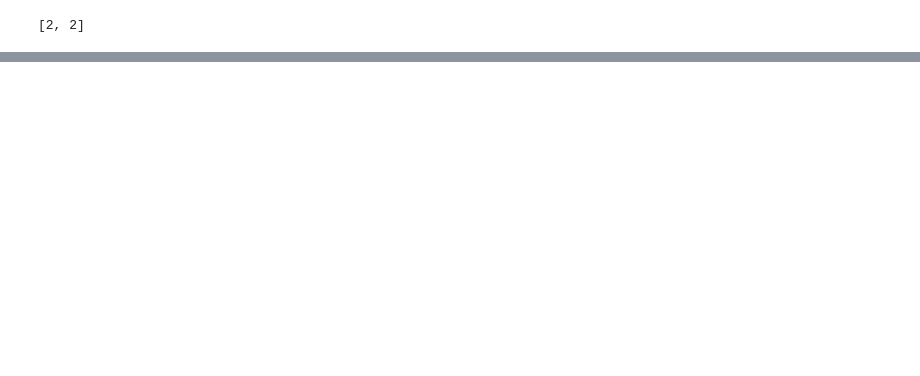
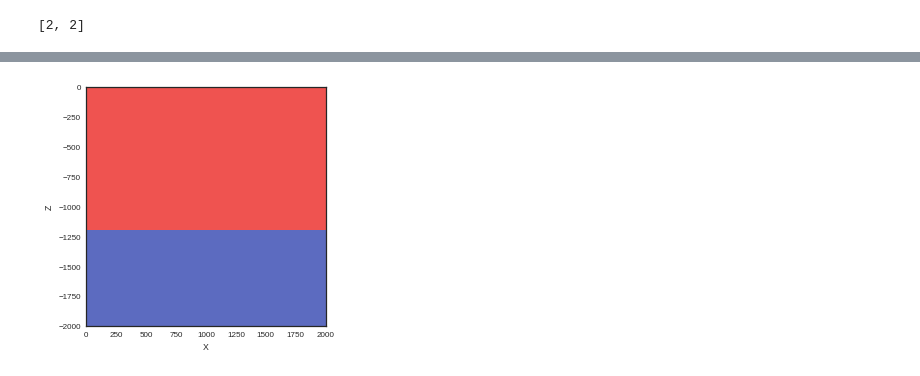
Before and after one commit to nre-aachen/Theses, a Jupyter notebook: Risk analysis/Notebooks/3D uncertainty.ipynb, the cells around one changed output, grey strips where cells are left out. Cells and saved outputs as stored; diff of their text form; code cells hidden in the pictures; blank space fills up the shorter version.

```diff
--- a/Risk analysis/Notebooks/3D uncertainty.ipynb
+++ b/Risk analysis/Notebooks/3D uncertainty.ipynb
@@ -87,4 +83,5 @@ import copy
 # %%
-sol = gp.compute_model(interp_data)
+sol, pot = gp.compute_model(interp_data, get_potential_at_interfaces=True)
+sol.shape
 # %% [output]
 [3, 3]
@@ -108,0 +241,14 @@ interp_data.get_formation_number()
+# %%
+np.set_printoptions(threshold=10)
+max_z = 20
+def trap_bottom(lith, max_z):
+    lith_reshape = lith.reshape(50,50,50)
+    lith_reshape[:,:,max_z:] = True # above spill/leak
+    lith_reshape[:,:,:max_z] = False # below spill/leak
+    above = lith.reshape(125000,)
+    return above
+
+sol[0,:] = trap_bottom(sol[0,:], max_z)
+gp.plot_section(geo_data, sol[0,:], 25) #plot_data=True)
+# %% [output]
+[figure, added]
```
Also changed, not shown: parts of 54 cells of this notebook, 1 other file.
